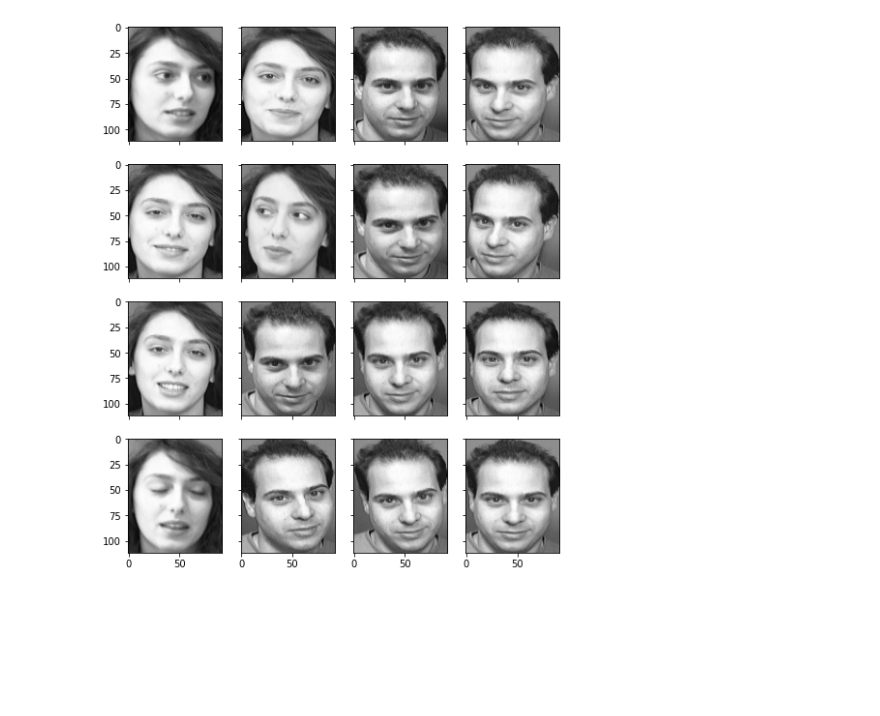
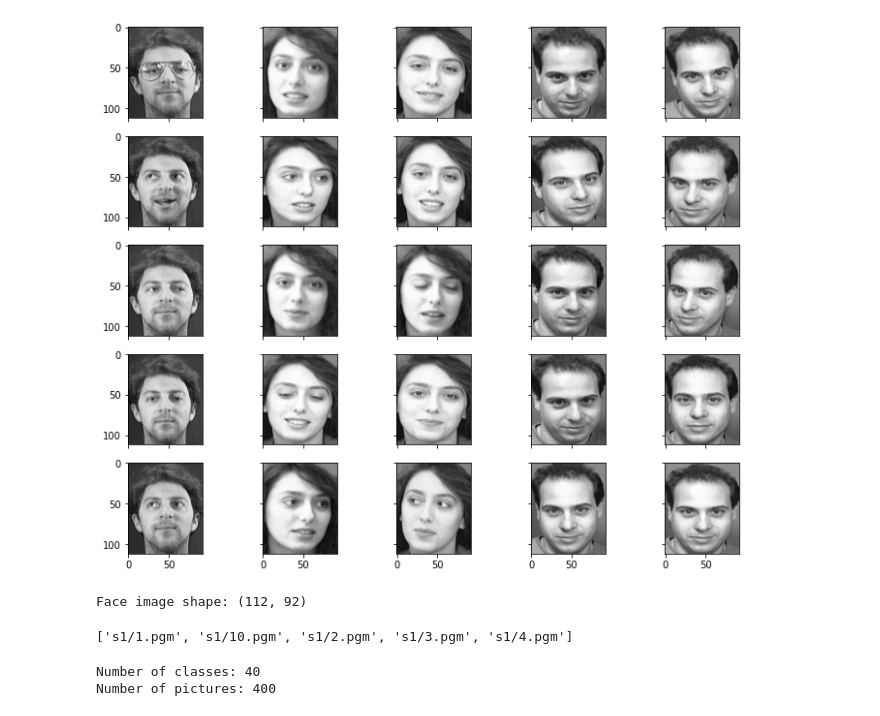
Before and after one commit to oktvindh/face-recognition, a Jupyter notebook: test.ipynb, the cells around one changed output. Cells and saved outputs as stored; diff of their text form; code cells hidden in the pictures; blank space fills up the shorter version.

```diff
--- a/test.ipynb
+++ b/test.ipynb
@@ -15,10 +15,30 @@ with zipfile.ZipFile("attface.zip") as facezip:
 # %%
 import matplotlib.pyplot as plt
 
-fig, axes = plt.subplots(4,4,sharex=True,sharey=True,figsize=(8,10))
-faceimages = list(faces.values())[-16:] # take last 16 images
-for i in range(16):
-    axes[i%4][i//4].imshow(faceimages[i], cmap="gray")
+fig, axes = plt.subplots(5,5,sharex=True,sharey=True,figsize=(12,10))
+faceimages = list(faces.values())[-25:] # take last 25 images
+for i in range(25):
+    axes[i%5][i//5].imshow(faceimages[i], cmap="gray")
 plt.show()
 # %% [output]
-[figure, old version]
+[figure, new version]
+# %%
+# find pixel size of shape
+faceshape = list(faces.values())[0].shape
+print("Face image shape:", faceshape)
+# %% [output]
+Face image shape: (112, 92)
+# %%
+# We can also find the pixel size of each picture:
+print(list(faces.keys())[:5])
+# %% [output]
+['s1/1.pgm', 's1/10.pgm', 's1/2.pgm', 's1/3.pgm', 's1/4.pgm']
+# %%
+# and therefore we can put faces of the same person into the same class. There are 40 classes and totally 400 pictures:
+
+classes = set(filename.split("/")[0] for filename in faces.keys())
+print("Number of classes:", len(classes))
+print("Number of pictures:", len(faces))
+# %% [output]
+Number of classes: 40
+Number of pictures: 400
```
Also changed, not shown: parts of 1 cell of this notebook.
